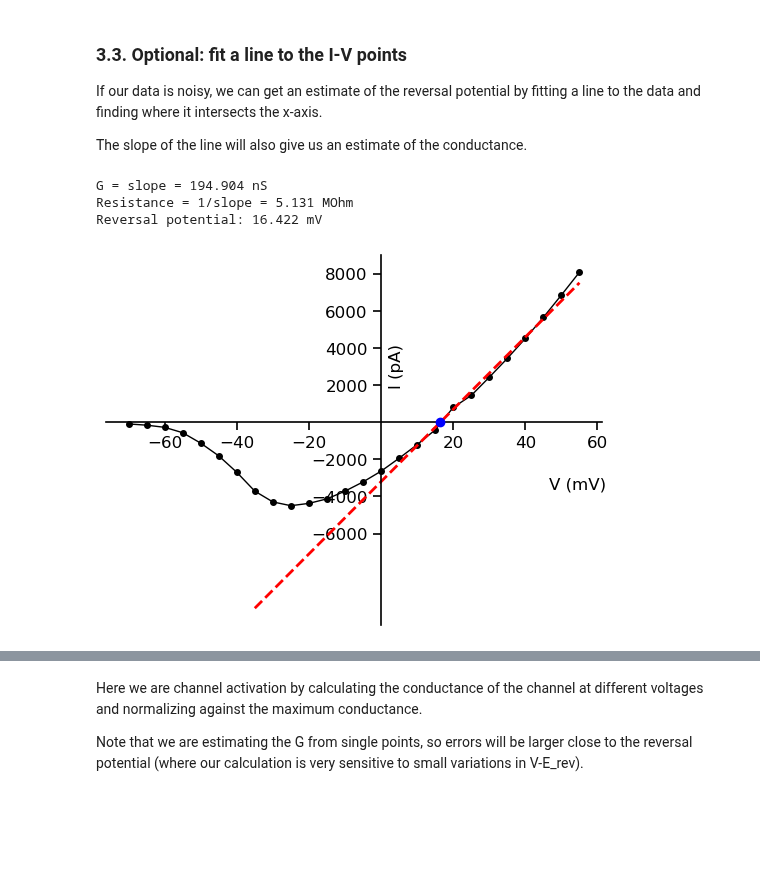
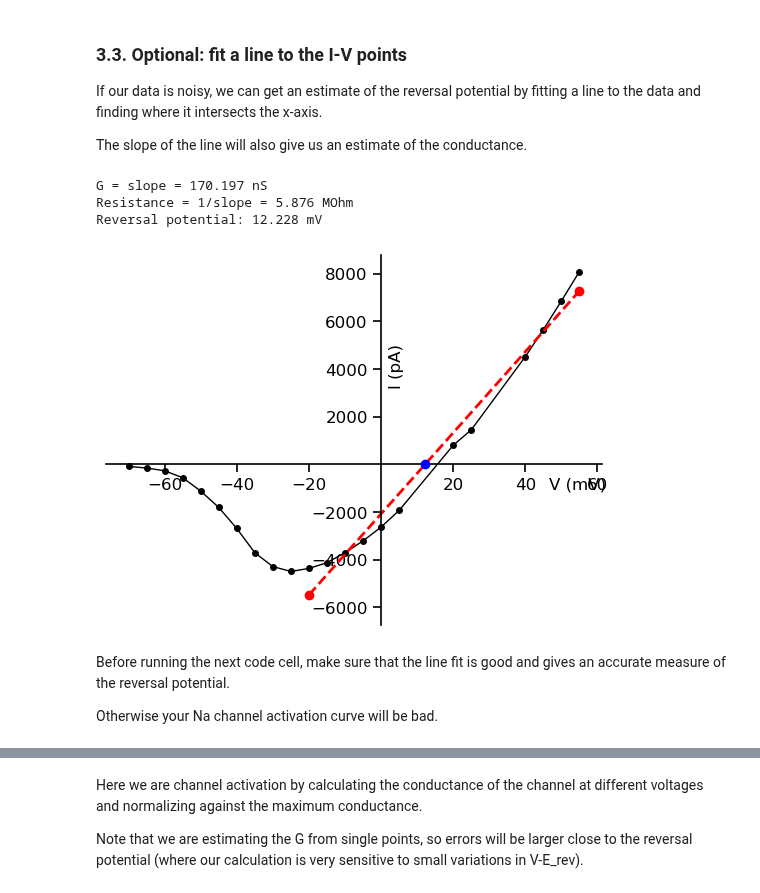
Before and after one commit to argalloni/CSHL_IonChannels2025, a Jupyter notebook: CSHL 1 - Na IVcurve.ipynb, the cells around one changed output, grey strips where cells are left out. Drawn from its saved outputs; the diff is of its cells as text; code cells hidden in the pictures; blank space fills up the shorter version.

Commit message:
updates instructions for Na channel notebooks

```diff
--- a/CSHL 1 - Na IVcurve.ipynb
+++ b/CSHL 1 - Na IVcurve.ipynb
@@ -84,15 +82,20 @@ Uncomment this cell block (highlight everything, then cmd+/ on macOS or ctrl+/ o
 # %%
-# # Measure baseline: you need to specify which part of the trace you want to use for baseline measurement.
-# start_time = 0 # milliseconds
-# end_time = 0.5 # milliseconds
-# measurement_type = 'mean' # Options: 'mean', 'max', 'min'
+# Change this to True if you want to subtract the baseline from the sweeps.
+subtract_baseline = False
 
-# baseline_voltage, baseline_current = get_step_measurements(sweeps, sweeps_time, start_time, end_time, sampling_freq, measurement_type)
+# --------------------------------------------------------------------------------------------------------------------
+if subtract_baseline:
+    # Measure baseline: you need to specify which part of the trace you want to use for baseline measurement.
+    start_time = 0 # milliseconds
+    end_time = 0.5 # milliseconds
+    measurement_type = 'mean' # Options: 'mean', 'max', 'min'
 
-# # Subtract baseline from the sweeps
-# num_traces = sweeps.shape[0]
-# for i in range(num_traces):
-#     sweeps[i,0] -= baseline_current[i]
+    baseline_voltage, baseline_current = get_step_measurements(sweeps, sweeps_time, start_time, end_time, sampling_freq, measurement_type)
+
+    # Subtract baseline from the sweeps
+    num_traces = sweeps.shape[0]
+    for i in range(num_traces):
+        sweeps[i,0] -= baseline_current[i]
 # %% [markdown]
 ### 3.2. Measure currents
 
@@ -117,32 +120,50 @@ If our data is noisy, we can get an estimate of the reversal potential by fittin
 
 The slope of the line will also give us an estimate of the conductance.
 # %%
-# Here it is important to select a range of points in the "linear" part of the IV curve, where the Na channels are open.
-points_start = 15
-points_end = -1  # (-1 here means the last point in the array)
+# Choose which range of point you want to fit a line to
+# Here it is important to select a range of points in the "linear" (right) part of the IV curve, where the Na channels are open.
+points_start = 10
+points_end = 22
 
+
+# -----------------------------------------------------------------------------------------------------------------------
+assert points_start <= len(voltage_steps), "points_start must be less than the number of voltage steps"
+assert points_end <= len(voltage_steps), "points_end must be less than the number of voltage steps"
+assert points_start < points_end, "points_start must before points_end"
 
 # Fit a line to the points
 ax = plot_IV(voltage_steps, current_steps, xlabel_coords=(0.95,0.4), ylabel_coords=(0.6,0.7))
 from scipy.stats import linregress
 voltage_steps_to_fit = voltage_steps[points_start:points_end]
 current_steps_to_fit = current_steps[points_start:points_end]
 slope, intercept, r_value, p_value, std_err = linregress(voltage_steps_to_fit, current_steps_to_fit)
-ax.plot(voltage_steps[7:], slope * voltage_steps[7:] + intercept, linestyle='--', color='r', label='Fit', linewidth=2)
+fit_line = slope * voltage_steps + intercept
+ax.plot(voltage_steps_to_fit, fit_line[points_start:points_end], linestyle='--', color='r', label='Fit', linewidth=2)
+ax.set_ylim(bottom=np.min(current_steps)*1.5)
 
 print(f"G = slope = {slope:.3f} nS")
 print(f"Resistance = 1/slope = {1/slope * 1000:.3f} MOhm")
 
 # Find the intercept on the x-axis (where current is zero) to get E_Na (reversal potential)
 E_Na = -intercept / slope
+ax.scatter(voltage_steps[points_start], fit_line[points_start], color='r', zorder=5)
+ax.scatter(voltage_steps[points_end-1], fit_line[points_end-1], color='r', zorder=5)
 ax.scatter(E_Na, 0, color='b', zorder=5)
 print(f"Reversal potential: {E_Na:.3f} mV")
 plt.show()
+
+# Check if the line is a good fit
+if r_value**2 < 0.95:
+    print(f"**WARNING: The line is a BAD fit**, r^2 = {r_value**2:.4f}")
 # %% [output]
-G = slope = 194.904 nS
-Resistance = 1/slope = 5.131 MOhm
-Reversal potential: 16.422 mV
+G = slope = 170.197 nS
+Resistance = 1/slope = 5.876 MOhm
+Reversal potential: 12.228 mV
-[figure, old version]
+[figure, new version]
+# %% [markdown]
+Before running the next code cell, make sure that the line fit is good and gives an accurate measure of the reversal potential.
+
+Otherwise your Na channel activation curve will be bad.
 # %% [markdown]
 ### 3.4. Optional: Calculate the channel activation curve
 #### (open probability of the channel, when we factor in the changing driving force at different voltages)
```
Also changed, not shown: parts of 3 cells of this notebook, 1 other file.
